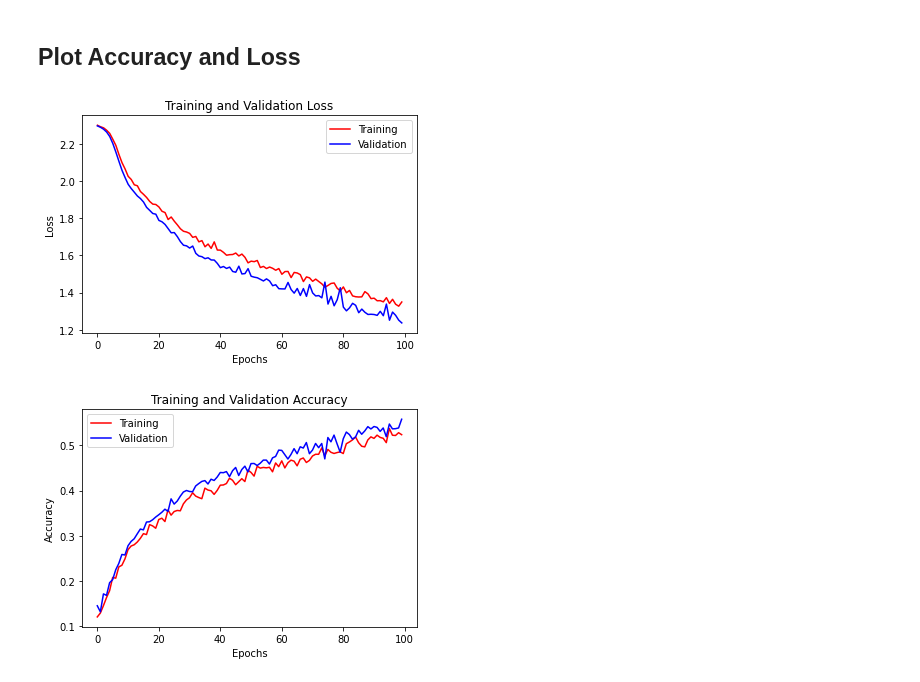
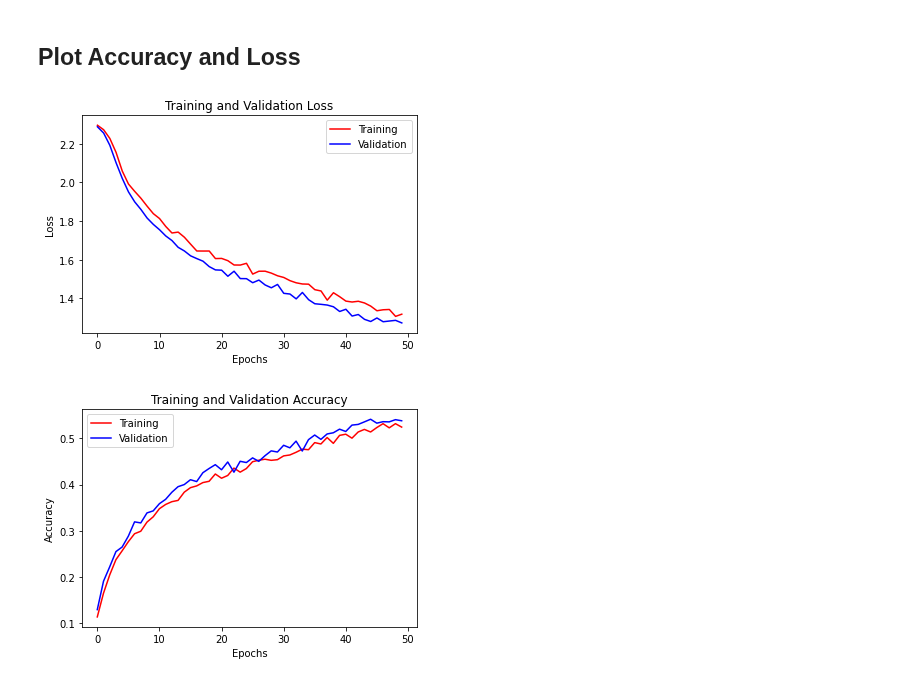
Before and after one commit to thebouda/AMLProject, a Jupyter notebook: federatedv2.ipynb, the cells around one changed output. Drawn from its saved outputs; the diff is of its cells as text; code cells hidden in the pictures.

```diff
--- a/federatedv2.ipynb
+++ b/federatedv2.ipynb
@@ -20,8 +20,8 @@ DEVICE = 'cuda' if torch.cuda.is_available() else 'cpu'
 # Model Training Parameters
 LEARNING_RATE = 2e-3  # LR
 BATCH_SIZE = 32
-ROUNDS = 100  # R
-LOCAL_EPOCHS = 1  # E
+ROUNDS = 50  # R
+LOCAL_EPOCHS = 2  # E
 NUM_CLIENTS = 100  # K: number of total clients
 C = 0.1  # percentage of clients selected at each round
 # m = C * K : number of  clients selected at each round
@@ -219,9 +219,9 @@ def training_loop(centralizedModel, federatedModels, criterion, optimizers, trai
 
 
         print(f'Round: {round}\t'
-              f'Train loss: {avg_train_loss:.4f}\t'
+              f'Average Train loss: {avg_train_loss:.4f}\t'
               f'Valid loss: {valid_loss:.4f}\t'
-              f'Train accuracy: {100 * avg_train_acc:.2f}\t'
+              f'Average Train accuracy: {100 * avg_train_acc:.2f}\t'
               f'Valid accuracy: {100 * valid_acc:.2f}')
     return centralizedModel, federatedModels, optimizers, (avg_train_losses, valid_losses), (avg_train_accuracies, valid_accuracies)
 # %% [markdown]
@@ -337,39 +337,39 @@ Round: 99       Train loss: 1.3496      Valid loss: 1.2370      Train accuracy:
 # %% [markdown]
 ## Plot Accuracy and Loss
 # %%
-SAVE_PLOTS = False
+SAVE_PLOTS = True
 if SAVE_PLOTS:
     matplotlib.use("Agg")
 
 # Plot Loss
 plt.figure()
 plt.title("Training and Validation Loss")
 plt.plot(range(len(train_losses)), train_losses, color="r", label="Training")
 plt.plot(range(len(valid_losses)), valid_losses, color="b", label="Validation")
 plt.legend(loc="best")
 plt.ylabel("Loss")
 plt.xlabel("Epochs")
 if SAVE_PLOTS:
     plt.savefig("plots/federated_LR[{}]_R[{}]_K[{}]_C[{}]_E[{}]_D[{}]_loss.png".format(
         LEARNING_RATE, ROUNDS, NUM_CLIENTS, C, LOCAL_EPOCHS, delta))
 else:
     plt.show()
 
 # Plot Accuracy
 plt.figure()
 plt.title("Training and Validation Accuracy")
 plt.plot(range(len(train_accuracies)),
          train_accuracies, color="r", label="Training")
 plt.plot(range(len(valid_accuracies)), valid_accuracies,
          color="b", label="Validation")
 plt.legend(loc="best")
 plt.ylabel("Accuracy")
 plt.xlabel("Epochs")
 if SAVE_PLOTS:
     plt.savefig("plots/federated_LR[{}]_R[{}]_K[{}]_C[{}]_E[{}]_D[{}]_accuracy.png".format(
         LEARNING_RATE, ROUNDS, NUM_CLIENTS, C, LOCAL_EPOCHS, delta))
 else:
     plt.show()
 # %% [output]
-[figure, old version]
+[figure, new version]
-[figure, old version]
+[figure, new version]
```
Also changed, not shown: parts of 1 cell of this notebook, 2 other files.
